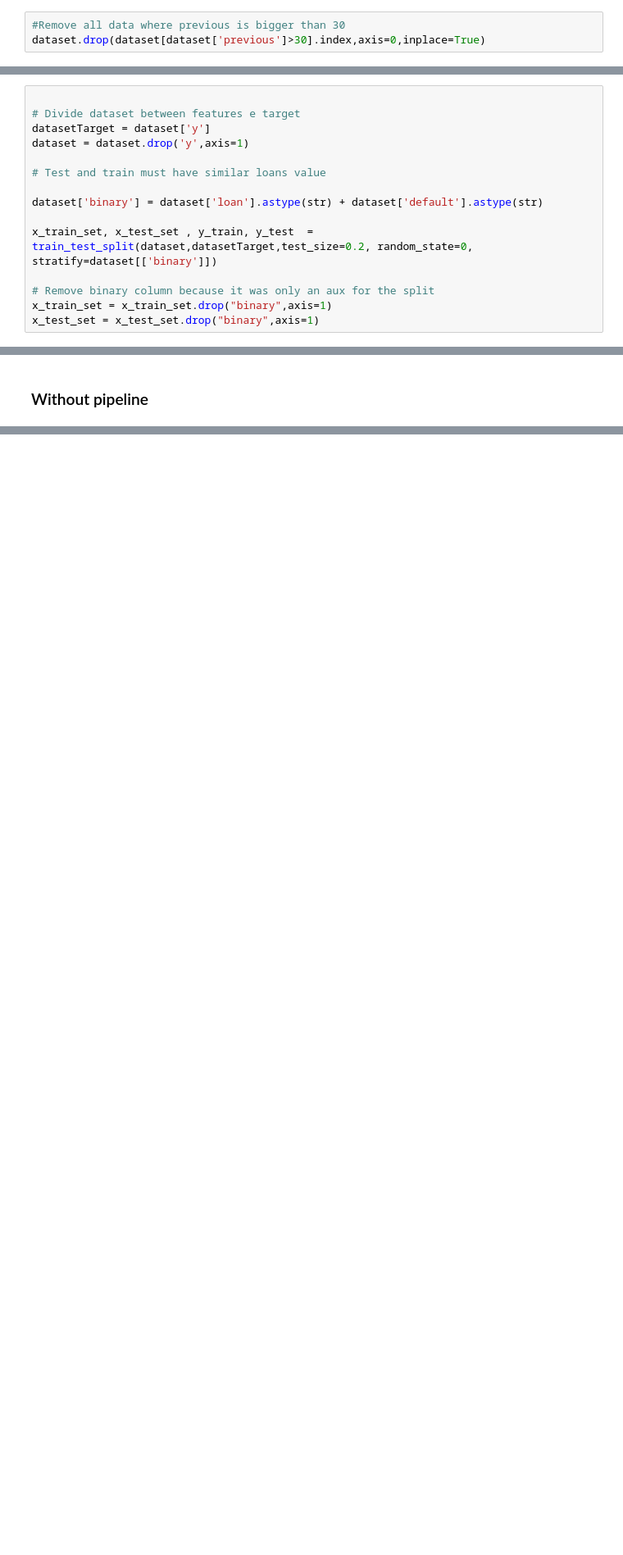
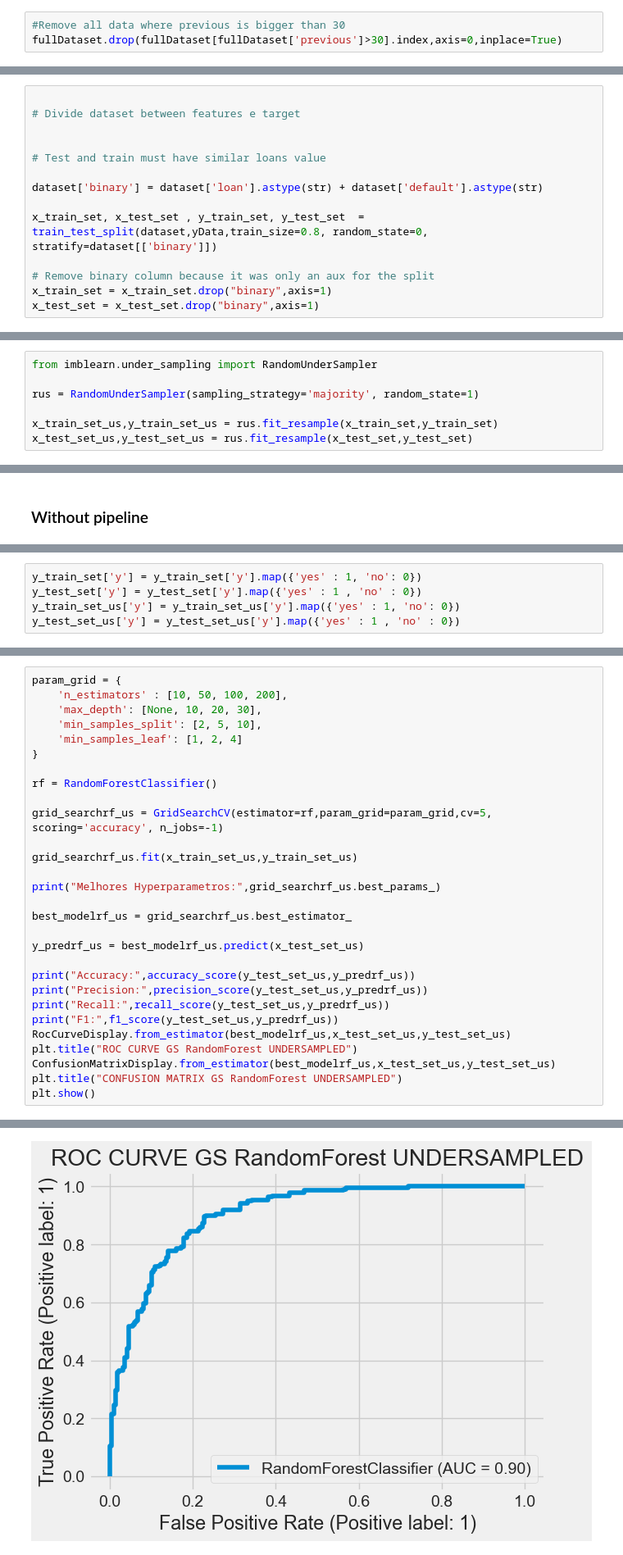
Before and after one commit to a-proenca/MachineLearning, a Jupyter notebook: AndreProenca_2016018783_IsabelCastro_2018013160.ipynb, the cells around one changed output, grey strips where cells are left out. Shown at 82% size. Cells and saved outputs as stored; diff of their text form; blank space fills up the shorter version.

```diff
--- a/AndreProenca_2016018783_IsabelCastro_2018013160.ipynb
+++ b/AndreProenca_2016018783_IsabelCastro_2018013160.ipynb
@@ -1078,4 +129,4 @@ plotFigureBoxPlot("previous", dataset);
 # Remover outliers previous apos analise do boxplot
 # %%
 #Remove all data where previous is bigger than 30
-dataset.drop(dataset[dataset['previous']>30].index,axis=0,inplace=True)
+fullDataset.drop(fullDataset[fullDataset['previous']>30].index,axis=0,inplace=True)
@@ -1230,14 +143,13 @@ Name: default, dtype: float64
 # %%
 
 # Divide dataset between features e target
-datasetTarget = dataset['y']
-dataset = dataset.drop('y',axis=1)
+
 
 # Test and train must have similar loans value
 
 dataset['binary'] = dataset['loan'].astype(str) + dataset['default'].astype(str)
 
-x_train_set, x_test_set , y_train, y_test  = train_test_split(dataset,datasetTarget,test_size=0.2, random_state=0, stratify=dataset[['binary']])
+x_train_set, x_test_set , y_train_set, y_test_set  = train_test_split(dataset,yData,train_size=0.8, random_state=0, stratify=dataset[['binary']])
 
 # Remove binary column because it was only an aux for the split
 x_train_set = x_train_set.drop("binary",axis=1)
@@ -1269,3 +161,10 @@ Name: loan, dtype: float64
+# %%
+from imblearn.under_sampling import RandomUnderSampler
+
+rus = RandomUnderSampler(sampling_strategy='majority', random_state=1)
+
+x_train_set_us,y_train_set_us = rus.fit_resample(x_train_set,y_train_set)
+x_test_set_us,y_test_set_us = rus.fit_resample(x_test_set,y_test_set)
 # %% [markdown]
 ## Enconding categorical data
 # %% [markdown]
@@ -1369,0 +233,5 @@ x_test_set_np_sc = ss.transform(x_test_set_np[['age','balance','day','duration',
+# %%
+y_train_set['y'] = y_train_set['y'].map({'yes' : 1, 'no': 0})
+y_test_set['y'] = y_test_set['y'].map({'yes' : 1 , 'no' : 0})
+y_train_set_us['y'] = y_train_set_us['y'].map({'yes' : 1, 'no': 0})
+y_test_set_us['y'] = y_test_set_us['y'].map({'yes' : 1 , 'no' : 0})
@@ -1369,0 +504,30 @@ x_test_set_np_sc = ss.transform(x_test_set_np[['age','balance','day','duration',
+# %%
+param_grid = {
+    'n_estimators' : [10, 50, 100, 200],
+    'max_depth': [None, 10, 20, 30],
+    'min_samples_split': [2, 5, 10],
+    'min_samples_leaf': [1, 2, 4]
+}
+
+rf = RandomForestClassifier()
+
+grid_searchrf_us = GridSearchCV(estimator=rf,param_grid=param_grid,cv=5, scoring='accuracy', n_jobs=-1)
+
+grid_searchrf_us.fit(x_train_set_us,y_train_set_us)
+
+print("Melhores Hyperparametros:",grid_searchrf_us.best_params_)
+
+best_modelrf_us = grid_searchrf_us.best_estimator_
+
+y_predrf_us = best_modelrf_us.predict(x_test_set_us)
+
+print("Accuracy:",accuracy_score(y_test_set_us,y_predrf_us))
+print("Precision:",precision_score(y_test_set_us,y_predrf_us))
+print("Recall:",recall_score(y_test_set_us,y_predrf_us))
+print("F1:",f1_score(y_test_set_us,y_predrf_us))
+RocCurveDisplay.from_estimator(best_modelrf_us,x_test_set_us,y_test_set_us)
+plt.title("ROC CURVE GS RandomForest UNDERSAMPLED")
+ConfusionMatrixDisplay.from_estimator(best_modelrf_us,x_test_set_us,y_test_set_us)
+plt.title("CONFUSION MATRIX GS RandomForest UNDERSAMPLED")
+plt.show()
+# %% [output]
@@ -1369,0 +539 @@ x_test_set_np_sc = ss.transform(x_test_set_np[['age','balance','day','duration',
+[figure, added]
```
Also changed, not shown: parts of 183 cells of this notebook, 2 other files.
